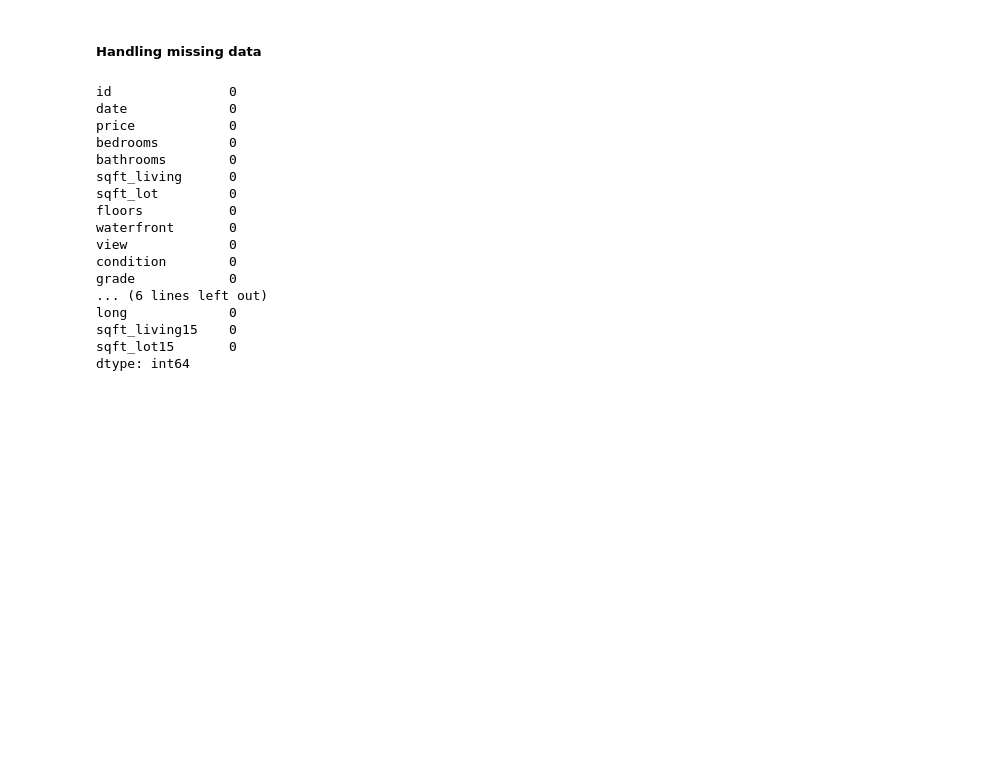
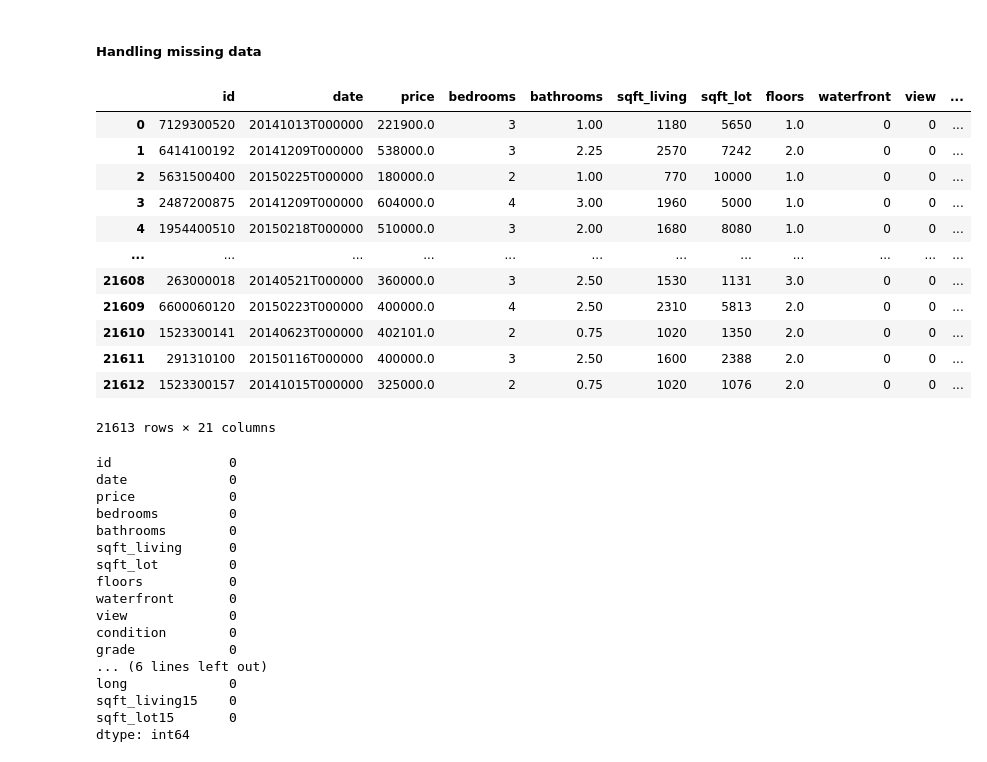
Before and after one commit to fabio-fiuza/king-county-real-estate-dashboard, a Jupyter notebook: notebooks/3.0-data-preparation.ipynb, the cells around one changed output. Cells and saved outputs as stored; diff of their text form; code cells hidden in the pictures; blank space fills up the shorter version.

```diff
--- a/notebooks/3.0-data-preparation.ipynb
+++ b/notebooks/3.0-data-preparation.ipynb
@@ -20,4 +22,21 @@ house_data = pd.read_csv("../data/raw/kc_house_data.csv")
 #### Data Cleaning
 # %% [markdown]
 ##### Handling missing data
+# %%
+transformed_house_data = house_data.copy()
+transformed_house_data
+# %% [output]
+|  | id | date | price | bedrooms | bathrooms | sqft_living | sqft_lot | floors | waterfront | view | ... |
+| 0 | 7129300520 | 20141013T000000 | 221900.0 | 3 | 1.00 | 1180 | 5650 | 1.0 | 0 | 0 | ... |
+| 1 | 6414100192 | 20141209T000000 | 538000.0 | 3 | 2.25 | 2570 | 7242 | 2.0 | 0 | 0 | ... |
+| 2 | 5631500400 | 20150225T000000 | 180000.0 | 2 | 1.00 | 770 | 10000 | 1.0 | 0 | 0 | ... |
+| 3 | 2487200875 | 20141209T000000 | 604000.0 | 4 | 3.00 | 1960 | 5000 | 1.0 | 0 | 0 | ... |
+| 4 | 1954400510 | 20150218T000000 | 510000.0 | 3 | 2.00 | 1680 | 8080 | 1.0 | 0 | 0 | ... |
+| ... | ... | ... | ... | ... | ... | ... | ... | ... | ... | ... | ... |
+| 21608 | 263000018 | 20140521T000000 | 360000.0 | 3 | 2.50 | 1530 | 1131 | 3.0 | 0 | 0 | ... |
+| 21609 | 6600060120 | 20150223T000000 | 400000.0 | 4 | 2.50 | 2310 | 5813 | 2.0 | 0 | 0 | ... |
+| 21610 | 1523300141 | 20140623T000000 | 402101.0 | 2 | 0.75 | 1020 | 1350 | 2.0 | 0 | 0 | ... |
+| 21611 | 291310100 | 20150116T000000 | 400000.0 | 3 | 2.50 | 1600 | 2388 | 2.0 | 0 | 0 | ... |
+| 21612 | 1523300157 | 20141015T000000 | 325000.0 | 2 | 0.75 | 1020 | 1076 | 2.0 | 0 | 0 | ... |
+21613 rows × 21 columns
 # %%
```
Also changed, not shown: parts of 21 cells of this notebook, 2 other files.
